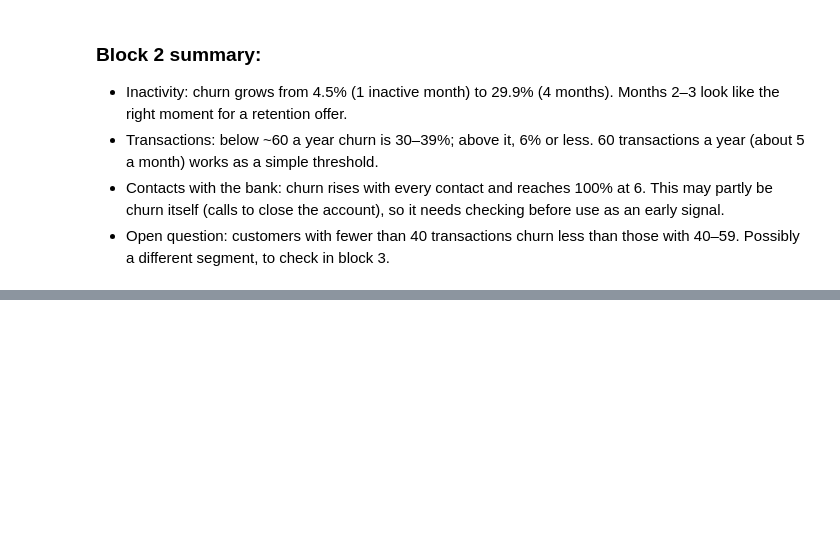
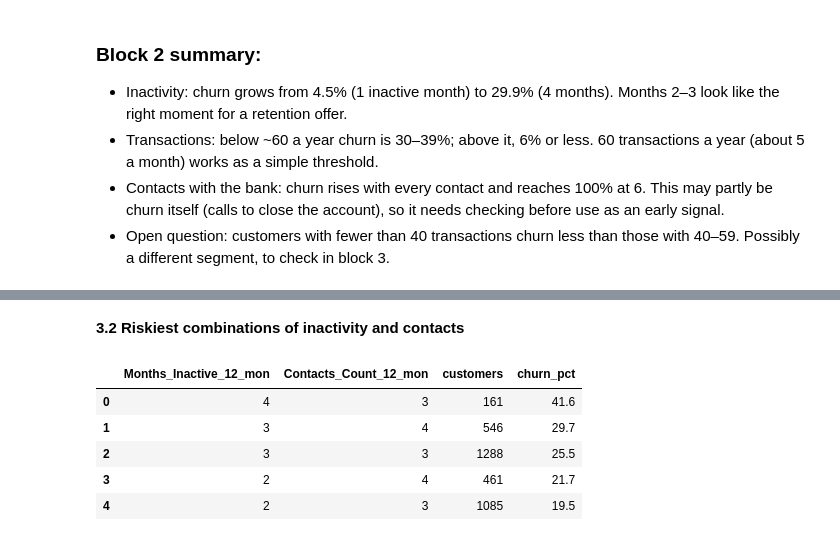
Before and after one commit to SolodovnikA/credit-card-analytics, a Jupyter notebook: credit_card_analytics.ipynb, the cells around one changed output, grey strips where cells are left out. Drawn from its saved outputs; the diff is of its cells as text; code cells hidden in the pictures; blank space fills up the shorter version.

```diff
--- a/credit_card_analytics.ipynb
+++ b/credit_card_analytics.ipynb
@@ -284,0 +308,22 @@ plt.show()
+# %% [markdown]
+**3.2 Riskiest combinations of inactivity and contacts**
+# %%
+q("""
+SELECT Months_Inactive_12_mon,
+Contacts_Count_12_mon,
+COUNT(*) AS customers,
+ROUND(AVG(CASE WHEN Attrition_Flag = 'Attrited Customer' THEN 1 ELSE 0 END) * 100, 1) AS churn_pct
+
+FROM customers
+GROUP BY Months_Inactive_12_mon, Contacts_Count_12_mon
+HAVING COUNT(*) >= 100
+ORDER BY churn_pct DESC
+LIMIT 5
+""")
+# %% [output]
+|  | Months_Inactive_12_mon | Contacts_Count_12_mon | customers | churn_pct |
+| 0 | 4 | 3 | 161 | 41.6 |
+| 1 | 3 | 4 | 546 | 29.7 |
+| 2 | 3 | 3 | 1288 | 25.5 |
+| 3 | 2 | 4 | 461 | 21.7 |
+| 4 | 2 | 3 | 1085 | 19.5 |
```
Also changed, not shown: parts of 9 cells of this notebook.
